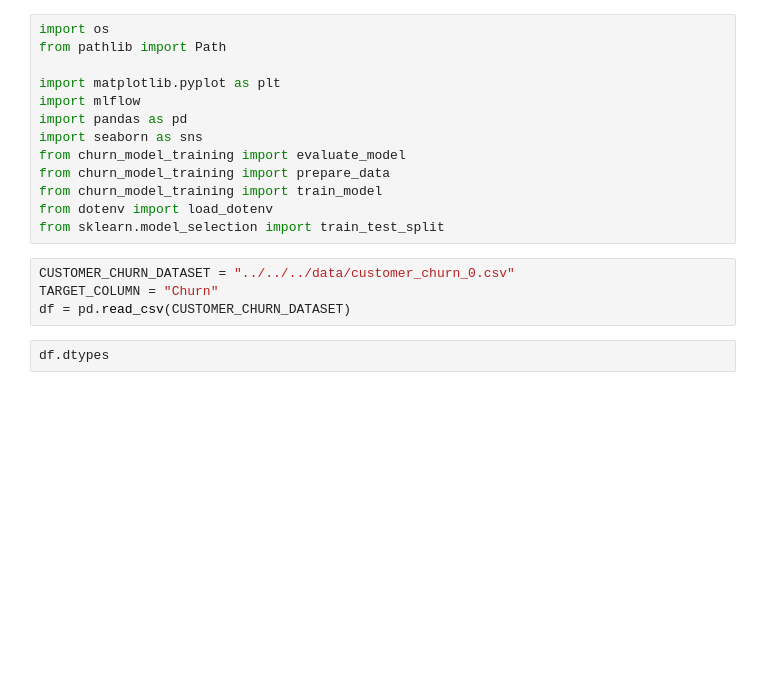
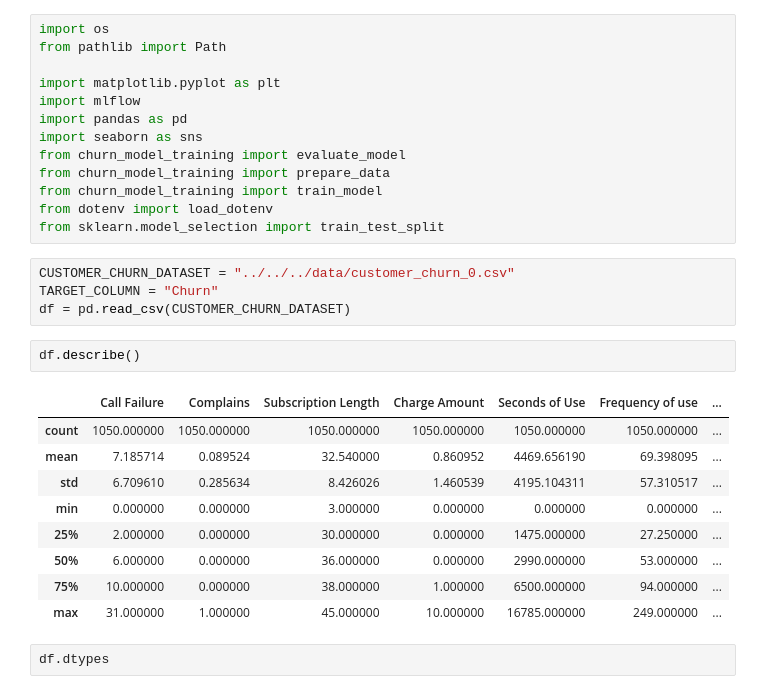
Before and after one commit to paultongyoo/churn-model-evaluation-platform, a Jupyter notebook: code/orchestration/modeling/churn_model_training.ipynb, the cells around one changed output. Cells and saved outputs as stored; diff of their text form; blank space fills up the shorter version.

```diff
--- a/code/orchestration/modeling/churn_model_training.ipynb
+++ b/code/orchestration/modeling/churn_model_training.ipynb
@@ -15,6 +15,18 @@ from sklearn.model_selection import train_test_split
 CUSTOMER_CHURN_DATASET = "../../../data/customer_churn_0.csv"
 TARGET_COLUMN = "Churn"
 df = pd.read_csv(CUSTOMER_CHURN_DATASET)
+# %%
+df.describe()
+# %% [output]
+|  | Call Failure | Complains | Subscription Length | Charge Amount | Seconds of Use | Frequency of use | ... |
+| count | 1050.000000 | 1050.000000 | 1050.000000 | 1050.000000 | 1050.000000 | 1050.000000 | ... |
+| mean | 7.185714 | 0.089524 | 32.540000 | 0.860952 | 4469.656190 | 69.398095 | ... |
+| std | 6.709610 | 0.285634 | 8.426026 | 1.460539 | 4195.104311 | 57.310517 | ... |
+| min | 0.000000 | 0.000000 | 3.000000 | 0.000000 | 0.000000 | 0.000000 | ... |
+| 25% | 2.000000 | 0.000000 | 30.000000 | 0.000000 | 1475.000000 | 27.250000 | ... |
+| 50% | 6.000000 | 0.000000 | 36.000000 | 0.000000 | 2990.000000 | 53.000000 | ... |
+| 75% | 10.000000 | 0.000000 | 38.000000 | 1.000000 | 6500.000000 | 94.000000 | ... |
+| max | 31.000000 | 1.000000 | 45.000000 | 10.000000 | 16785.000000 | 249.000000 | ... |
 # %%
 df.dtypes
 # %% [output]
```
Also changed, not shown: parts of 5 cells of this notebook.
